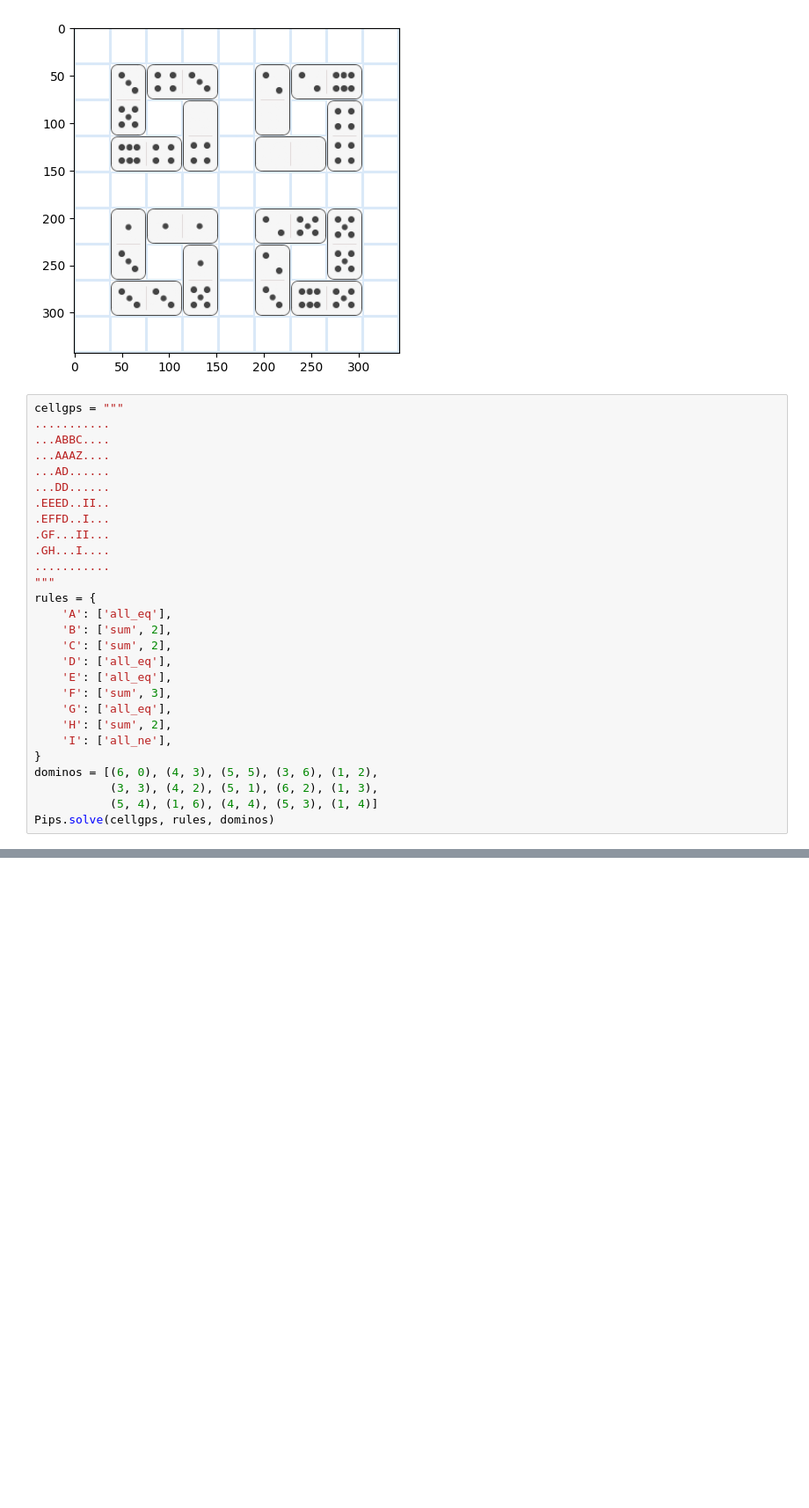
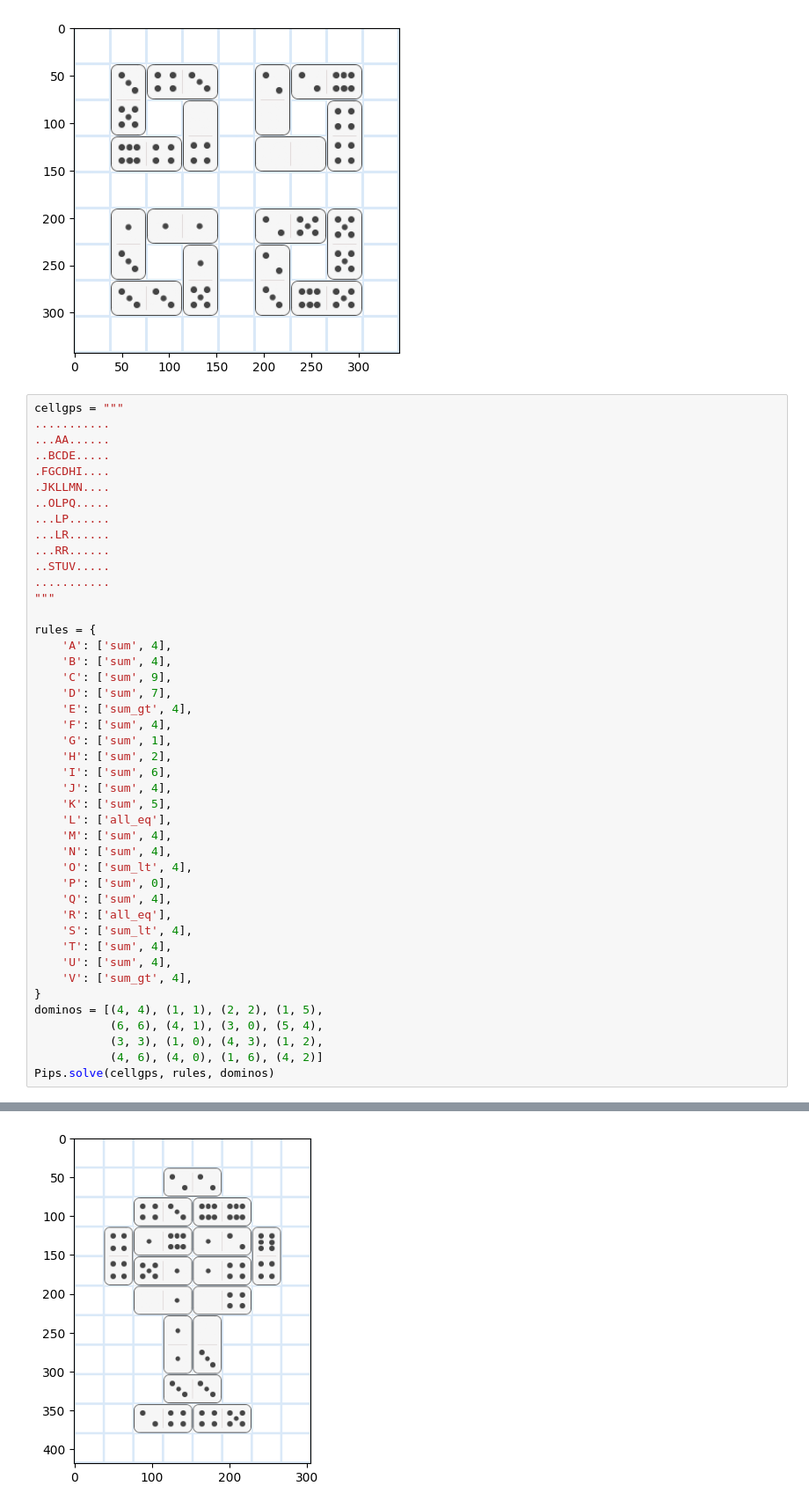
Before and after one commit to gavingilchrist/random-stuff, a Jupyter notebook: game_solvers/Pips.ipynb, the cells around one changed output, grey strips where cells are left out. Shown at 88% size. Drawn from its saved outputs; the diff is of its cells as text; blank space fills up the shorter version.

```diff
--- a/game_solvers/Pips.ipynb
+++ b/game_solvers/Pips.ipynb
@@ -270,28 +270,45 @@ Solution #2 of 2
 # %%
 cellgps = """
 ...........
-...ABBC....
-...AAAZ....
-...AD......
-...DD......
-.EEED..II..
-.EFFD..I...
-.GF...II...
-.GH...I....
+...AA......
+..BCDE.....
+.FGCDHI....
+.JKLLMN....
+..OLPQ.....
+...LP......
+...LR......
+...RR......
+..STUV.....
 ...........
 """
+
 rules = {
-    'A': ['all_eq'],
-    'B': ['sum', 2],
-    'C': ['sum', 2],
-    'D': ['all_eq'],
-    'E': ['all_eq'],
-    'F': ['sum', 3],
-    'G': ['all_eq'],
+    'A': ['sum', 4],
+    'B': ['sum', 4],
+    'C': ['sum', 9],
+    'D': ['sum', 7],
+    'E': ['sum_gt', 4],
+    'F': ['sum', 4],
+    'G': ['sum', 1],
     'H': ['sum', 2],
-    'I': ['all_ne'],
+    'I': ['sum', 6],
+    'J': ['sum', 4],
+    'K': ['sum', 5],
+    'L': ['all_eq'],
+    'M': ['sum', 4],
+    'N': ['sum', 4],
+    'O': ['sum_lt', 4],
+    'P': ['sum', 0],
+    'Q': ['sum', 4],
+    'R': ['all_eq'],
+    'S': ['sum_lt', 4],
+    'T': ['sum', 4],
+    'U': ['sum', 4],
+    'V': ['sum_gt', 4],
 }
-dominos = [(6, 0), (4, 3), (5, 5), (3, 6), (1, 2),
-           (3, 3), (4, 2), (5, 1), (6, 2), (1, 3),
-           (5, 4), (1, 6), (4, 4), (5, 3), (1, 4)]
+dominos = [(4, 4), (1, 1), (2, 2), (1, 5),
+           (6, 6), (4, 1), (3, 0), (5, 4),
+           (3, 3), (1, 0), (4, 3), (1, 2),
+           (4, 6), (4, 0), (1, 6), (4, 2)]
 Pips.solve(cellgps, rules, dominos)
+# %% [output]
@@ -297,0 +316 @@ Pips.solve(cellgps, rules, dominos)
+[figure, added]
```
Also changed, not shown: parts of 2 cells of this notebook, 12 other files.
